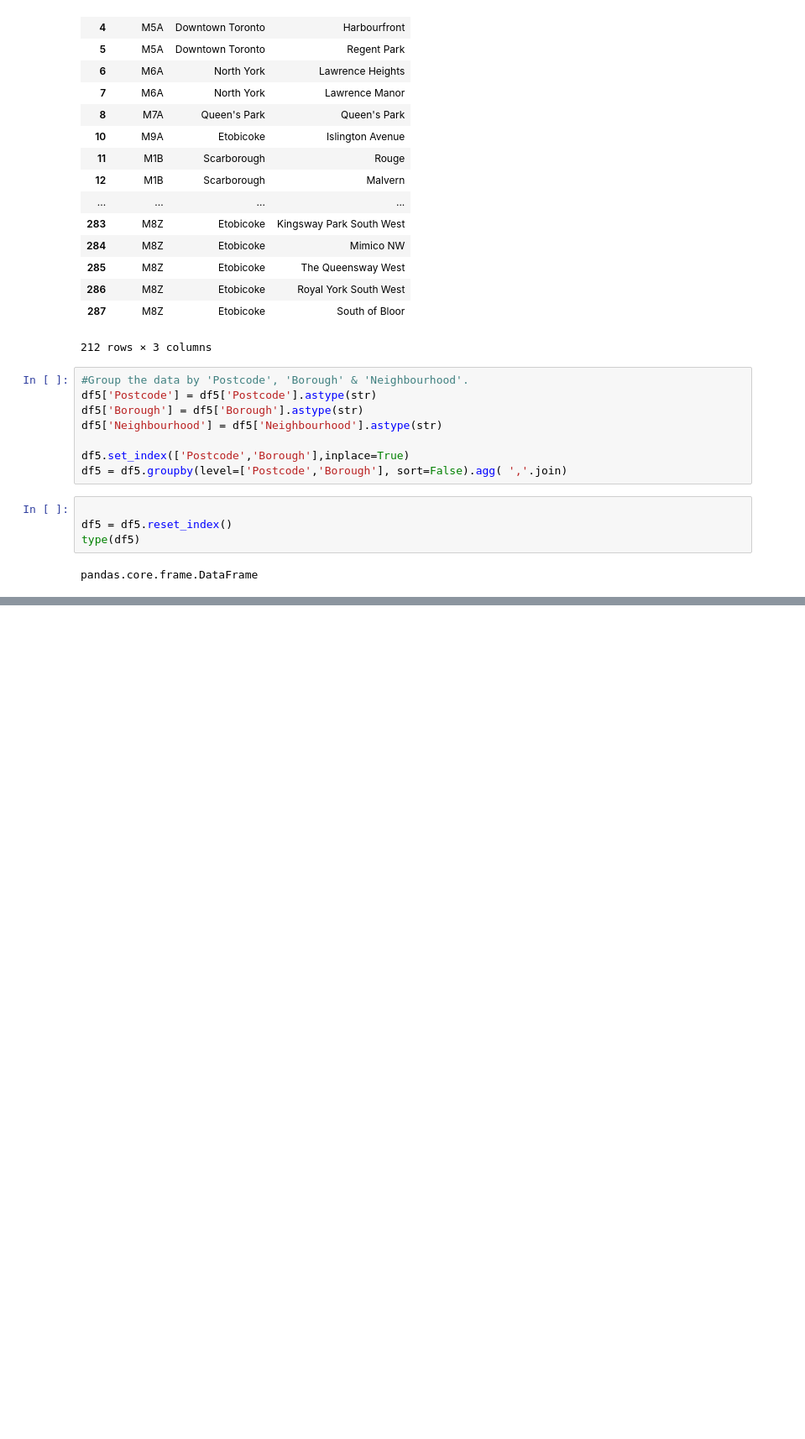
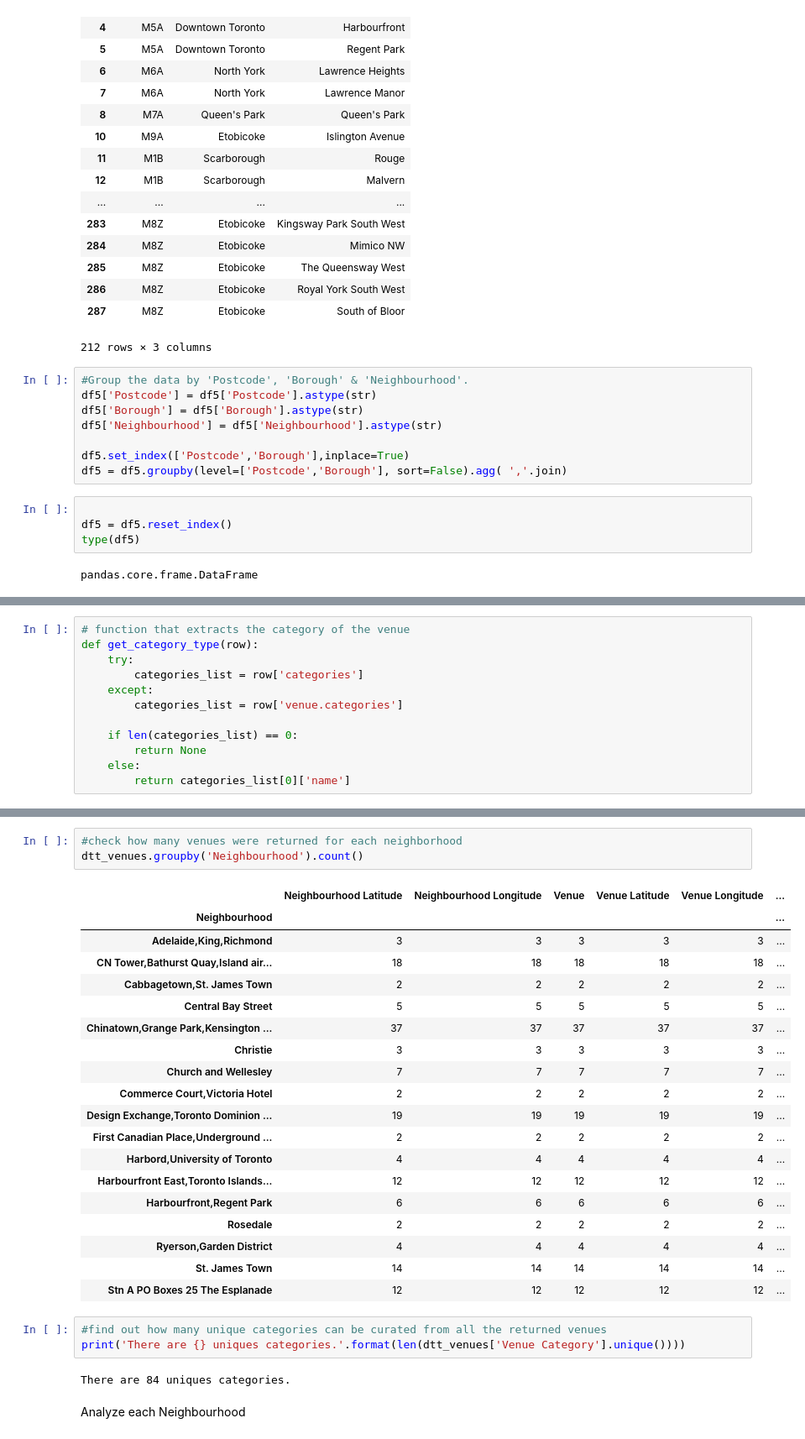
Before and after one commit to abhpradh/Coursera_Capstone, a Jupyter notebook: Website Table Scrapper.ipynb, the cells around one changed output, grey strips where cells are left out. Shown: that part at 84% size. Cells and saved outputs as stored; diff of their text form; blank space fills up the shorter version.

```diff
--- a/Website Table Scrapper.ipynb
+++ b/Website Table Scrapper.ipynb
@@ -154,0 +343,12 @@ df5.shape
+# %%
+# function that extracts the category of the venue
+def get_category_type(row):
+    try:
+        categories_list = row['categories']
+    except:
+        categories_list = row['venue.categories']
+
+    if len(categories_list) == 0:
+        return None
+    else:
+        return categories_list[0]['name']
@@ -154,0 +466,30 @@ df5.shape
+# %%
+#check how many venues were returned for each neighborhood
+dtt_venues.groupby('Neighbourhood').count()
+# %% [output]
+|  | Neighbourhood Latitude | Neighbourhood Longitude | Venue | Venue Latitude | Venue Longitude | ... |
+| Neighbourhood |  |  |  |  |  | ... |
+| Adelaide,King,Richmond | 3 | 3 | 3 | 3 | 3 | ... |
+| CN Tower,Bathurst Quay,Island air... | 18 | 18 | 18 | 18 | 18 | ... |
+| Cabbagetown,St. James Town | 2 | 2 | 2 | 2 | 2 | ... |
+| Central Bay Street | 5 | 5 | 5 | 5 | 5 | ... |
+| Chinatown,Grange Park,Kensington ... | 37 | 37 | 37 | 37 | 37 | ... |
+| Christie | 3 | 3 | 3 | 3 | 3 | ... |
+| Church and Wellesley | 7 | 7 | 7 | 7 | 7 | ... |
+| Commerce Court,Victoria Hotel | 2 | 2 | 2 | 2 | 2 | ... |
+| Design Exchange,Toronto Dominion ... | 19 | 19 | 19 | 19 | 19 | ... |
+| First Canadian Place,Underground ... | 2 | 2 | 2 | 2 | 2 | ... |
+| Harbord,University of Toronto | 4 | 4 | 4 | 4 | 4 | ... |
+| Harbourfront East,Toronto Islands... | 12 | 12 | 12 | 12 | 12 | ... |
+| Harbourfront,Regent Park | 6 | 6 | 6 | 6 | 6 | ... |
+| Rosedale | 2 | 2 | 2 | 2 | 2 | ... |
+| Ryerson,Garden District | 4 | 4 | 4 | 4 | 4 | ... |
+| St. James Town | 14 | 14 | 14 | 14 | 14 | ... |
+| Stn A PO Boxes 25 The Esplanade | 12 | 12 | 12 | 12 | 12 | ... |
+# %%
+#find out how many unique categories can be curated from all the returned venues
+print('There are {} uniques categories.'.format(len(dtt_venues['Venue Category'].unique())))
+# %% [output]
+There are 84 uniques categories.
+# %% [markdown]
+Analyze each Neighbourhood
```
Also changed, not shown: parts of 36 cells of this notebook.
